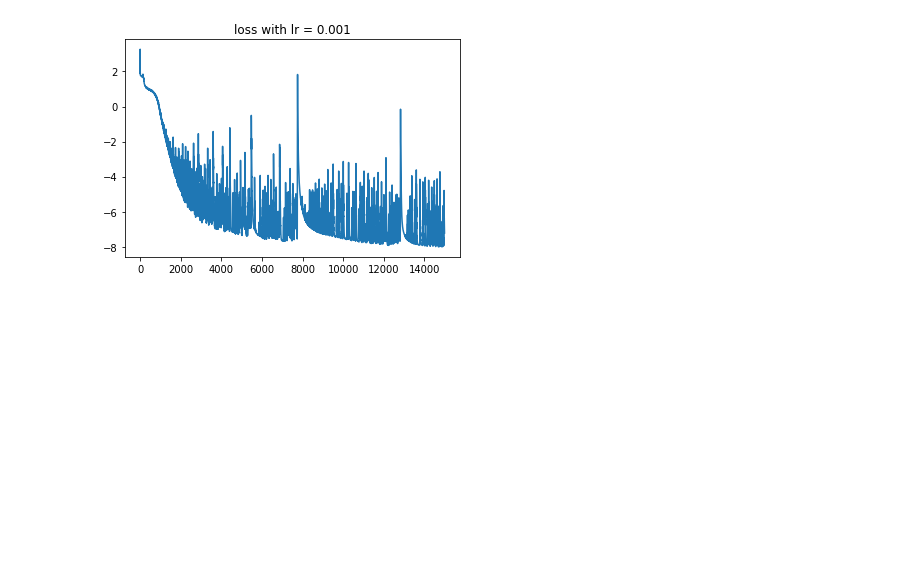
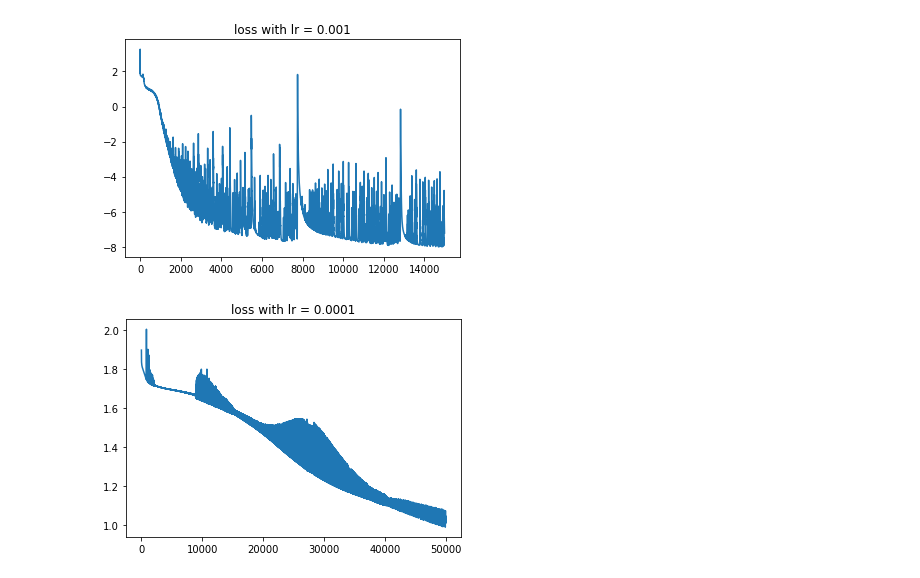
Before and after one commit to ashysheya/research_project, a Jupyter notebook: simple_model_loss.ipynb, the cells around one changed output. Drawn from its saved outputs; the diff is of its cells as text; code cells hidden in the pictures; blank space fills up the shorter version.

```diff
--- a/simple_model_loss.ipynb
+++ b/simple_model_loss.ipynb
@@ -17,3 +17,12 @@ plt.plot(np.log(loss2))
 plt.show()
 # %% [output]
 [figure]
+# %%
+SGD_loss1 = np.load('./models/loss_simple_model_0.0001-0.0001SGD.npy')
+SGD_loss2 = np.load('./models/loss_simple_model_0.0001-0.001SGD_.npy')
+# %%
+plt.plot(np.log(SGD_loss1))
+plt.title('loss with lr = 0.0001')
+plt.show()
+# %% [output]
+[figure, added]
```
Also changed, not shown: parts of 1 cell of this notebook.
